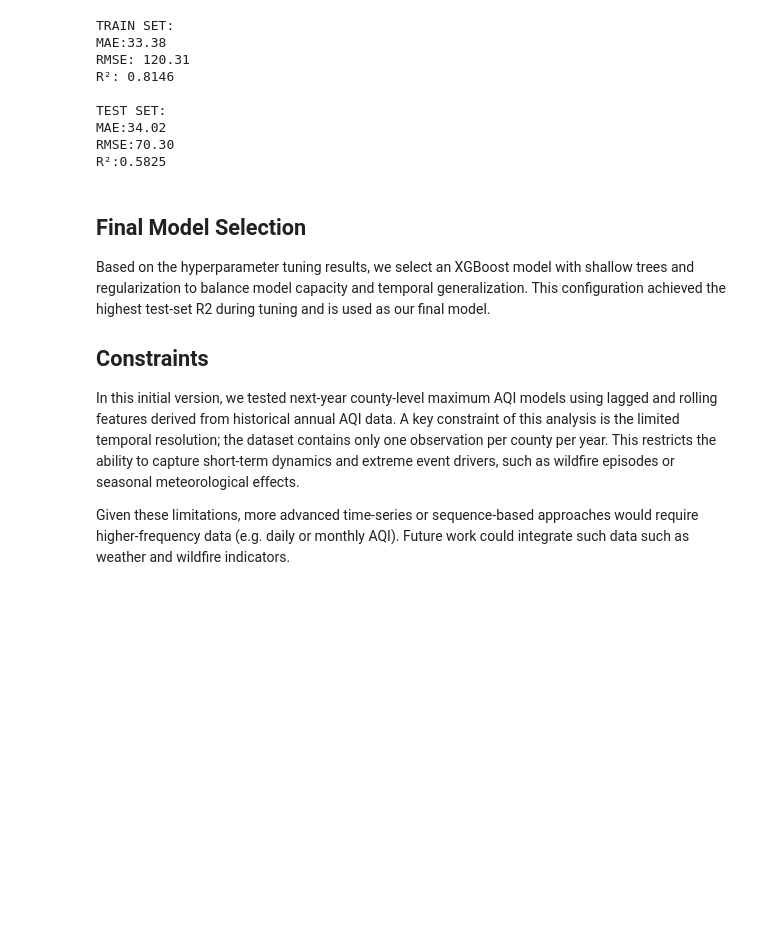
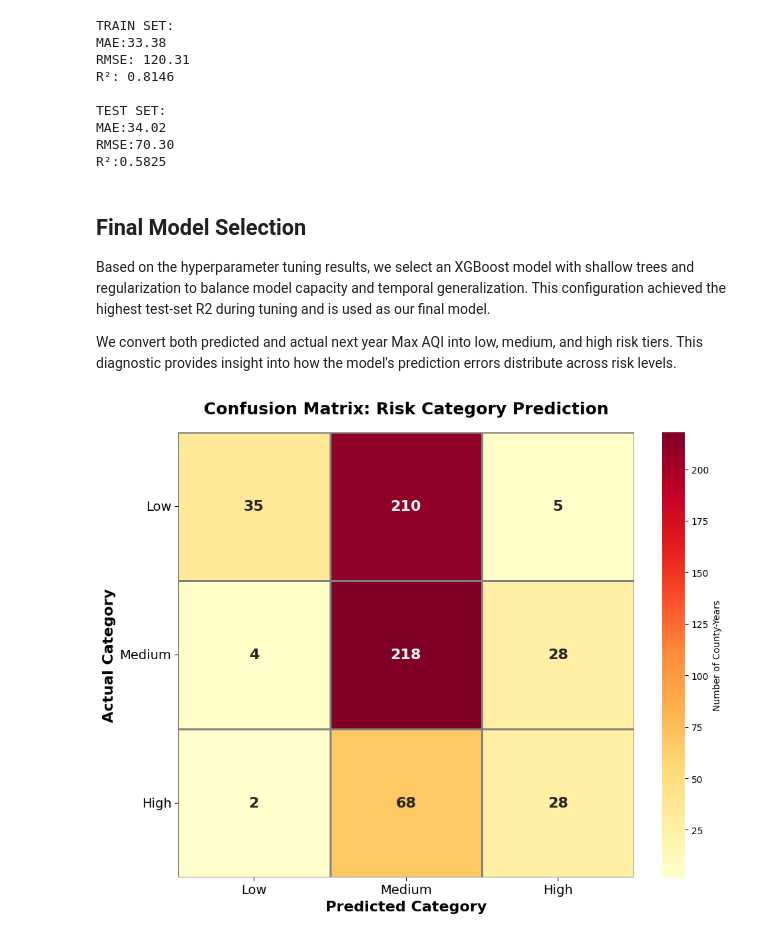
Before and after one commit to Marc0Guo/Datathon-2026, a Jupyter notebook: Max_AQI.ipynb, the cells around one changed output. Drawn from its saved outputs; the diff is of its cells as text; code cells hidden in the pictures; blank space fills up the shorter version.

Commit message:
AQI model metrix

```diff
--- a/Max_AQI.ipynb
+++ b/Max_AQI.ipynb
@@ -99,3 +102,9 @@ df['next_year_max_aqi'] = df.groupby(['State', 'County'])['Max AQI'].shift(-1)
+# %%
+df = df[df['Days with AQI'] >= 209].copy()
+
+state_counts = df['State'].value_counts()
+valid_states = state_counts[state_counts >= 3].index
+df = df[df['State'].isin(valid_states)].copy()
 # %% [markdown]
 ## Feature construction
 
@@ -615,8 +624,47 @@ R²:0.5825
 
 Based on the hyperparameter tuning results, we select an XGBoost model with shallow trees and regularization to balance model capacity and temporal generalization. This configuration achieved the highest test-set R2 during tuning and is used as our final model.
 
-## Constraints
-
-In this initial version, we tested next-year county-level maximum AQI models using lagged and rolling features derived from historical annual AQI data. A key constraint of this analysis is the limited temporal resolution; the dataset contains only one observation per county per year. This restricts the ability to capture short-term dynamics and extreme event drivers, such as wildfire episodes or seasonal meteorological effects.
-
-Given these limitations, more advanced time-series or sequence-based approaches would require higher-frequency data (e.g. daily or monthly AQI). Future work could integrate such data such as weather and wildfire indicators.
+We convert both predicted and actual next year Max AQI into low, medium, and high risk tiers. This diagnostic provides insight into how the model's prediction errors distribute across risk levels.
+# %%
+def categorize(aqi):
+    if aqi < 100:
+        return 'Low'
+    elif aqi < 150:
+        return 'Medium'
+    else:
+        return 'High'
+
+
+test_pred = model.predict(X_test)
+
+actual_cat = [categorize(a) for a in y_test]
+pred_cat = [categorize(p) for p in test_pred]
+
+categories = ['Low', 'Medium', 'High']
+cm = confusion_matrix(actual_cat, pred_cat, labels=categories)
+
+fig, ax = plt.subplots(figsize=(10, 8))
+
+sns.heatmap(cm, annot=True, fmt='d', cmap='YlOrRd',
+            xticklabels=categories, yticklabels=categories,
+            cbar_kws={'label': 'Number of County-Years'},
+            ax=ax, linewidths=1, linecolor='gray',
+            annot_kws={'size': 16, 'weight': 'bold'})
+
+ax.set_xlabel('Predicted Category', fontsize=16, fontweight='bold')
+ax.set_ylabel('Actual Category', fontsize=16, fontweight='bold')
+ax.set_title('Confusion Matrix: Risk Category Prediction',
+             fontsize=18, fontweight='bold', pad=20)
+
+ax.set_xticklabels(categories, fontsize=14)
+ax.set_yticklabels(categories, fontsize=14, rotation=0)
+
+ax.set_xticks(np.arange(len(categories)) + 0.5, minor=False)
+ax.set_yticks(np.arange(len(categories)) + 0.5, minor=False)
+
+plt.tight_layout()
+plt.savefig('confusion_matrix_risk_categories.png', dpi=300, bbox_inches='tight',
+            facecolor='white', edgecolor='none')
+plt.show()
+# %% [output]
+[figure, added]
```
Also changed, not shown: parts of 3 cells of this notebook.
